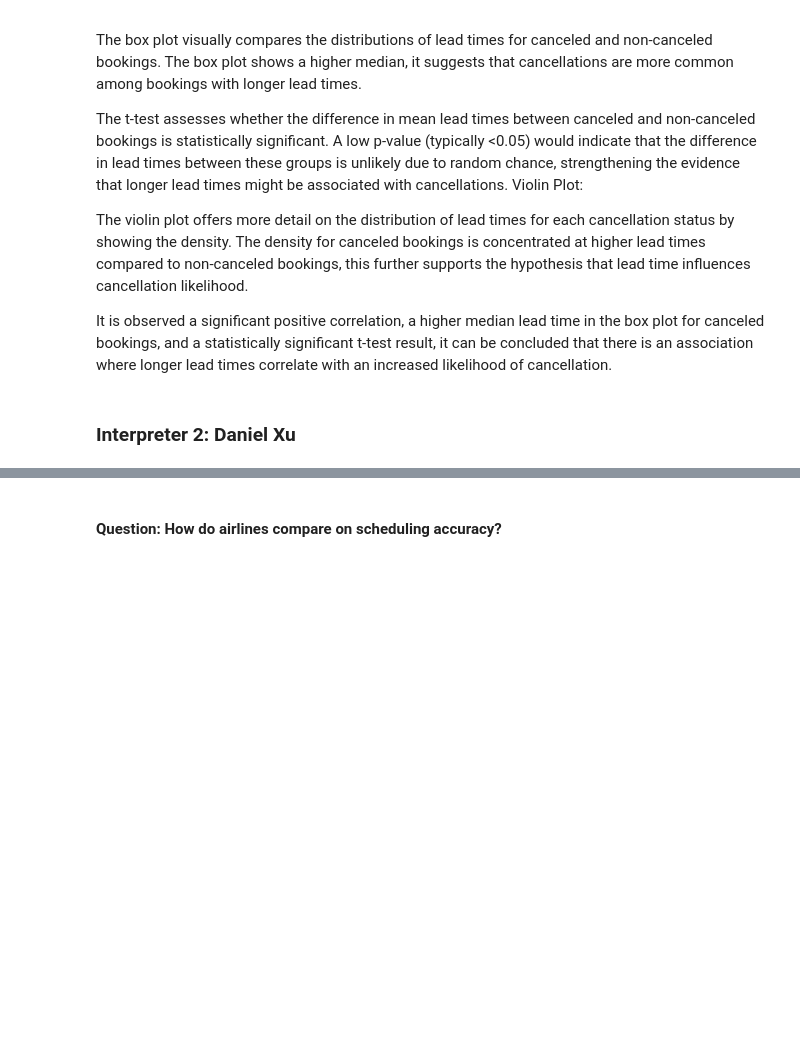
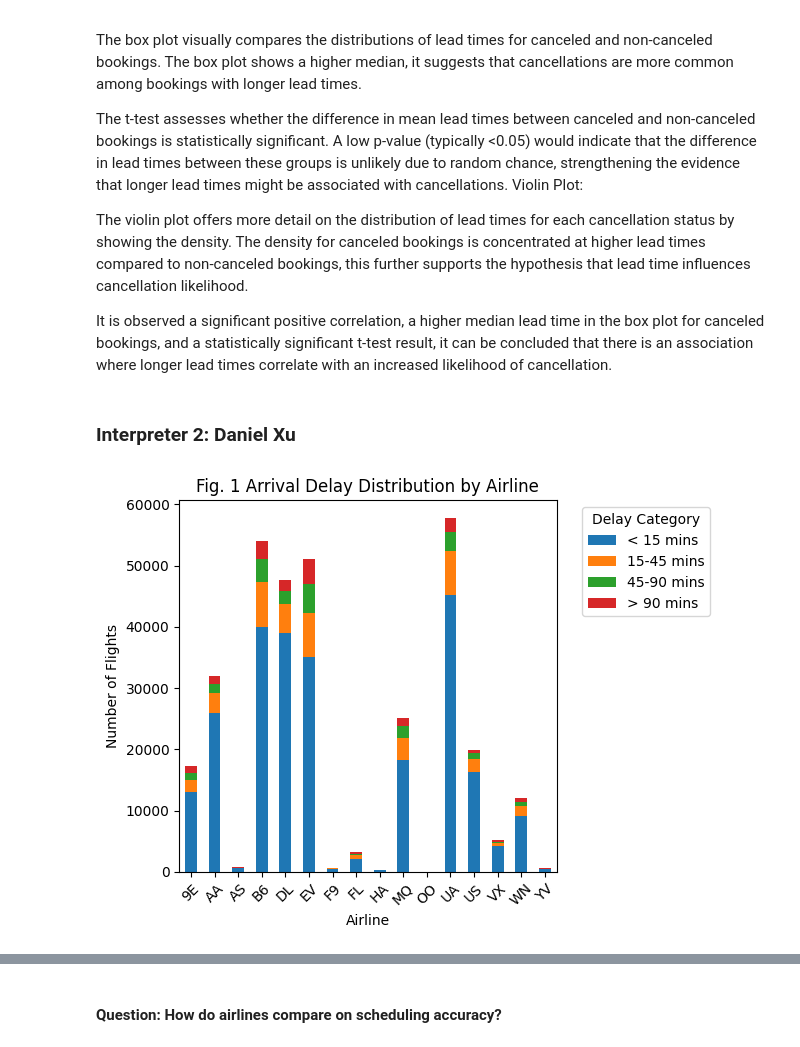
Before and after one commit to ConorJones05/STOR320_Final, a Jupyter notebook: EDA Template.ipynb, the cells around one changed output, grey strips where cells are left out. Drawn from its saved outputs; the diff is of its cells as text; code cells hidden in the pictures; blank space fills up the shorter version.

```diff
--- a/EDA Template.ipynb
+++ b/EDA Template.ipynb
@@ -359,0 +342,6 @@ Index(['id', 'year', 'month', 'day', 'dep_time', 'sched_dep_time', 'dep_delay',
+# %%
+merged_data.index = pd.to_datetime(merged_data.index)
+merged_data['day_of_week'] = merged_data.index.dayofweek
+merged_data['is_weekend'] = merged_data['day_of_week'].apply(lambda x: 'Weekend' if x >= 5 else 'Weekday')
+weekday_counts = merged_data['is_weekend'].value_counts()
+weekday_counts
@@ -359,0 +359,3 @@ Index(['id', 'year', 'month', 'day', 'dep_time', 'sched_dep_time', 'dep_delay',
+# %%
+merged_data['day_name'] = merged_data.index.day_name()
+merged_data['day_name']
@@ -439,3 +471,88 @@ The violin plot offers more detail on the distribution of lead times for each ca
 It is observed a significant positive correlation, a higher median lead time in the box plot for canceled bookings, and a statistically significant t-test result, it can be concluded that there is an association where longer lead times correlate with an increased likelihood of cancellation.
 # %% [markdown]
 ### Interpreter 2: Daniel Xu
+# %%
+#Useful visualizations
+#Barchart
+delay_bins = [-float('inf'), 15, 45, 90, float('inf')]
+delay_labels = ['< 15 mins', '15-45 mins', '45-90 mins', '> 90 mins']
+flights['delay_category'] = pd.cut(flights['arr_delay'], bins=delay_bins, labels=delay_labels)
+delay_counts = flights.groupby(['carrier', 'delay_category']).size().unstack(fill_value=0)
+delay_counts.plot(kind='bar', stacked=True)
+plt.title('Fig. 1 Arrival Delay Distribution by Airline')
+plt.xlabel('Airline')
+plt.ylabel('Number of Flights')
+plt.xticks(rotation=45)
+plt.legend(title='Delay Category', bbox_to_anchor=(1.05, 1), loc='upper left')
+plt.tight_layout()
+plt.show()
+
+#Linechart
+month_mapping = {'1': 1,'2': 2,'3': 3,'4': 4,'5': 5,'6': 6,'7': 7,'8': 8,'9': 9,'10': 10,'11': 11,'12': 12}
+flights['month_numeric'] = flights['month'].map(month_mapping)
+average_delay_per_month = (flights.groupby(['month_numeric', 'carrier'])['arr_delay'].mean().reset_index())
+overall_average_delay_per_month = (flights.groupby('month_numeric')['arr_delay'].mean().reset_index().rename(columns={'arr_delay': 'overall_avg_delay'}))
+overall_median_delay_per_month = (flights.groupby('month_numeric')['arr_delay'].median().reset_index().rename(columns={'arr_delay': 'overall_median_delay'}))
+year_average_delay = flights['arr_delay'].mean()
+unique_carriers = average_delay_per_month['carrier'].unique()
+custom_colors = ['firebrick', 'red', 'sandybrown', 'moccasin', 'gold', 'olivedrab',
+                 'chartreuse', 'darkgreen', 'mediumspringgreen', 'paleturquoise',
+                 'deepskyblue', 'slategray', 'navy', 'mediumpurple', 'hotpink', 'pink']
+
+plt.figure(figsize=(12, 10))
+for i, carrier in enumerate(unique_carriers):
+    sns.lineplot(data=average_delay_per_month[average_delay_per_month['carrier'] == carrier],
+                 x='month_numeric',
+                 y='arr_delay',
+                 color=custom_colors[i],
+                 marker='o',
+                 label=carrier)
+sns.lineplot(data=overall_average_delay_per_month, x='month_numeric', y='overall_avg_delay', color='black', marker='o', label='Average Delay', linewidth=2)
+sns.lineplot(data=overall_median_delay_per_month, x='month_numeric', y='overall_median_delay', color='blue', marker='o', label='Median Delay', linewidth=2)
+plt.axhline(y=year_average_delay, color='red', linestyle='--', label='Year Average Delay', linewidth=2)
+plt.title('Average Arrival Delay by Month for Each Airline (Jan - Dec)')
+plt.xlabel('Month')
+plt.ylabel('Arrival Delay (minutes)')
+plt.xticks(ticks=range(1, 13), labels=['Jan', 'Feb', 'Mar', 'Apr', 'May', 'Jun', 'Jul', 'Aug', 'Sep', 'Oct', 'Nov', 'Dec'])
+plt.axhline(y=0, color='black', linewidth=2, linestyle='--', label='No Delay Line')
+plt.grid(True)
+plt.legend(title='Legend', bbox_to_anchor=(1.05, 1), loc='upper left')
+plt.show()
+
+#Boxplots
+# select only the carrier dummy columns
+carrier_cols = [col for col in merged_data.columns if col.startswith("carrier_")]
+df_carrier = merged_data[carrier_cols + ['arr_delay']]
+# melt the data
+df_carrier_melted = df_carrier.melt(id_vars=['arr_delay'], var_name='carrier', value_name='indicator')
+df_carrier_melted = df_carrier_melted[df_carrier_melted['indicator'] == 1]
+df_carrier_melted['carrier'] = df_carrier_melted['carrier'].str.replace("carrier_", "")
+
+sns.boxplot(x='carrier', y='arr_delay', data=df_carrier_melted, showfliers=False)
+plt.title('Fig. 3 Arrival Delay by Carrier (Without Outliers)')
+plt.xlabel('Carrier')
+plt.ylabel('Arrival Delay (scaled)')
+plt.axhline(y=0, color='black', linewidth=2, linestyle=':', label='Average Delay Line')
+plt.legend(title='Legend', bbox_to_anchor=(1.05, 1), loc='upper left')
+plt.xticks(rotation=45)
+plt.grid(True)
+plt.show()
+
+#Piecharts
+delay_bins = [-float('inf'), 15, 45, 90, float('inf')]
+delay_labels = ['< 15 mins', '15-45 mins', '45-90 mins', '> 90 mins']
+flights['delay_category'] = pd.cut(flights['arr_delay'], bins=delay_bins, labels=delay_labels)
+delay_counts = flights.groupby(['carrier', 'delay_category']).size().unstack(fill_value=0)
+
+fig, axes = plt.subplots(4, 4, figsize=(12, 10), subplot_kw=dict(aspect="equal"))
+axes = axes.flatten()
+for i, (carrier, counts) in enumerate(delay_counts.iterrows()):
+    ax = axes[i]
+    wedges, texts, autotexts = ax.pie(counts, labels=None, autopct='%1.1f%%', pctdistance=1.6, labeldistance=1.5)
+    ax.set_title(carrier, fontsize=12, loc='left', pad=20)
+fig.legend(wedges, delay_labels, title='Delay Category', bbox_to_anchor=(1.05, 0.5))
+plt.suptitle('Fig. 4 Arrival Delay Distribution by Airline', fontsize=16)
+plt.subplots_adjust(wspace=0.5, hspace=0.8)
+plt.show()
+# %% [output]
+[figure, added]
```
Also changed, not shown: parts of 17 cells of this notebook.
